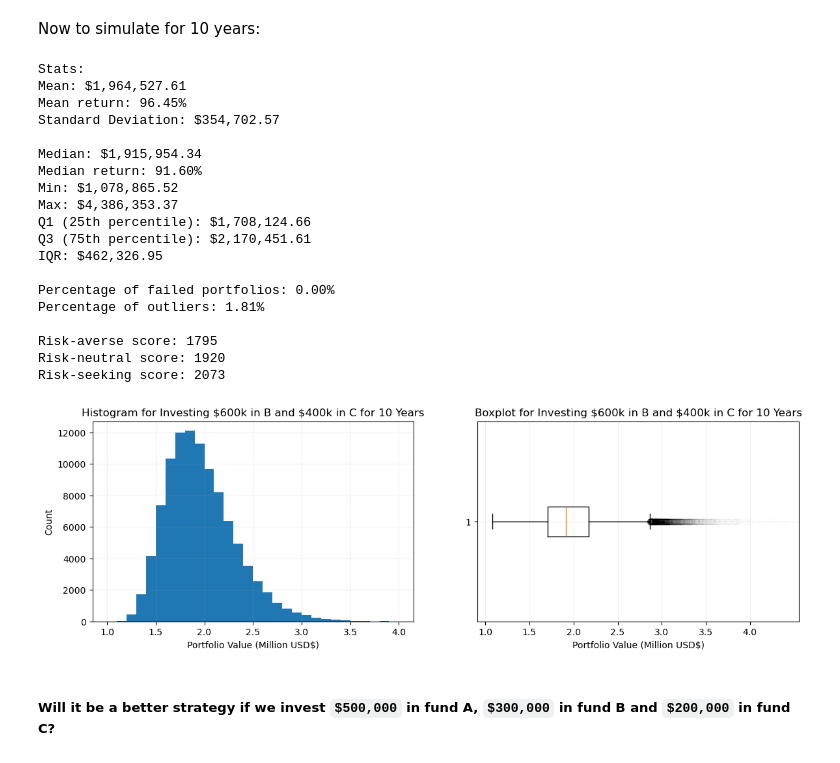
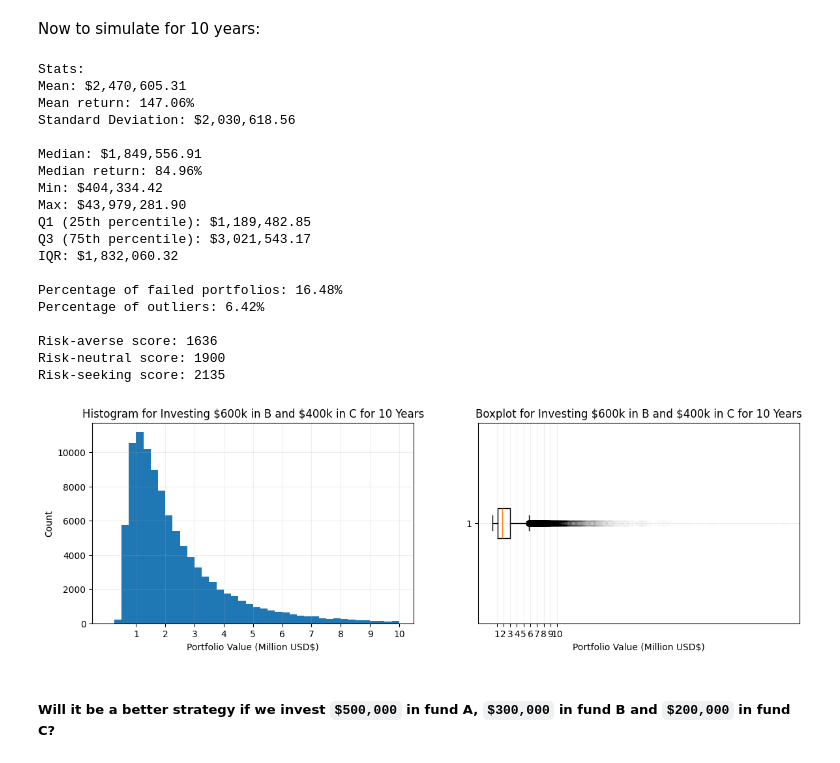
Before and after one commit to myin27/OR442-Term-Project, a Jupyter notebook: project.ipynb, the cells around one changed output. Cells and saved outputs as stored; diff of their text form; code cells hidden in the pictures.

```diff
--- a/project.ipynb
+++ b/project.ipynb
@@ -628,0 +683,8 @@ plt.show()
+# %%
+portfolios = setup_portfolios([0, 600000.0, 400000.0, 0], NUM_SIMS)
+simulate_multiple(portfolios, LONG_TERM_YEARS)
+
+portfolio_totals = get_portfolio_totals(portfolios)
+
+LONG_TERM_SCORES.append(get_scores(portfolio_totals))
+print_stats(portfolio_totals)
@@ -681,7 +783,7 @@ plt.show()
 # %% [markdown]
 Now to simulate for 10 years:
 # %%
-portfolios = setup_portfolios([0, 600000.0, 400000.0, 0], NUM_SIMS)
+portfolios = setup_portfolios([800000.0, 0.0, 200000.0, 0], NUM_SIMS)
 simulate_multiple(portfolios, LONG_TERM_YEARS)
 
 portfolio_totals = get_portfolio_totals(portfolios)
@@ -690,42 +792,42 @@ LONG_TERM_SCORES.append(get_scores(portfolio_totals))
 print_stats(portfolio_totals)
 # %% [output]
 Stats:
-Mean: $1,964,527.61
-Mean return: 96.45%
-Standard Deviation: $354,702.57
+Mean: $2,470,605.31
+Mean return: 147.06%
+Standard Deviation: $2,030,618.56
 
-Median: $1,915,954.34
-Median return: 91.60%
-Min: $1,078,865.52
-Max: $4,386,353.37
-Q1 (25th percentile): $1,708,124.66
-Q3 (75th percentile): $2,170,451.61
-IQR: $462,326.95
+Median: $1,849,556.91
+Median return: 84.96%
+Min: $404,334.42
+Max: $43,979,281.90
+Q1 (25th percentile): $1,189,482.85
+Q3 (75th percentile): $3,021,543.17
+IQR: $1,832,060.32
 
-Percentage of failed portfolios: 0.00%
-Percentage of outliers: 1.81%
+Percentage of failed portfolios: 16.48%
+Percentage of outliers: 6.42%
 
-Risk-averse score: 1795
-Risk-neutral score: 1920
-Risk-seeking score: 2073
+Risk-averse score: 1636
+Risk-neutral score: 1900
+Risk-seeking score: 2135
 # %%
 fig, (ax1, ax2) = plt.subplots(1, 2, figsize=(14, 4))
 
-histogram = ax1.hist(portfolio_totals, range(1000000, 4000001, 100000)) # each bin will be 100k
+histogram = ax1.hist(portfolio_totals, range(0, 10000001, 250000)) # each bin will be 250k
 ax1.grid(alpha=0.2)
 ax1.set_title(r"Histogram for Investing \$600k in B and \$400k in C for 10 Years")
 ax1.set_xlabel("Portfolio Value (Million USD$)")
-ax1.set_xticks(range(1000000, 4000001, 500000), list(np.arange(1, 4.1, 0.5))) # type: ignore
+ax1.set_xticks(range(1000000, 10000001, 1000000), list(np.arange(1, 11, 1))) # type: ignore
 ax1.set_ylabel("Count")
 
 box_plot = ax2.boxplot(portfolio_totals, vert=False, flierprops={"alpha": 0.01})
 ax2.grid(alpha=0.2)
 ax2.set_title(r"Boxplot for Investing \$600k in B and \$400k in C for 10 Years")
 ax2.set_xlabel("Portfolio Value (Million USD$)")
-ax2.set_xticks(range(1000000, 4000001, 500000), list(np.arange(1, 4.1, 0.5))) # type: ignore
+ax2.set_xticks(range(1000000, 10000001, 1000000), list(np.arange(1, 11, 1))) # type: ignore
 plt.show()
 # %% [output]
-[figure, old version]
+[figure, new version]
 # %% [markdown]
 ##### Will it be a better strategy if we invest `$500,000` in fund A, `$300,000` in fund B and `$200,000` in fund C?
 # %% [markdown]
```
Also changed, not shown: parts of 49 cells of this notebook.
